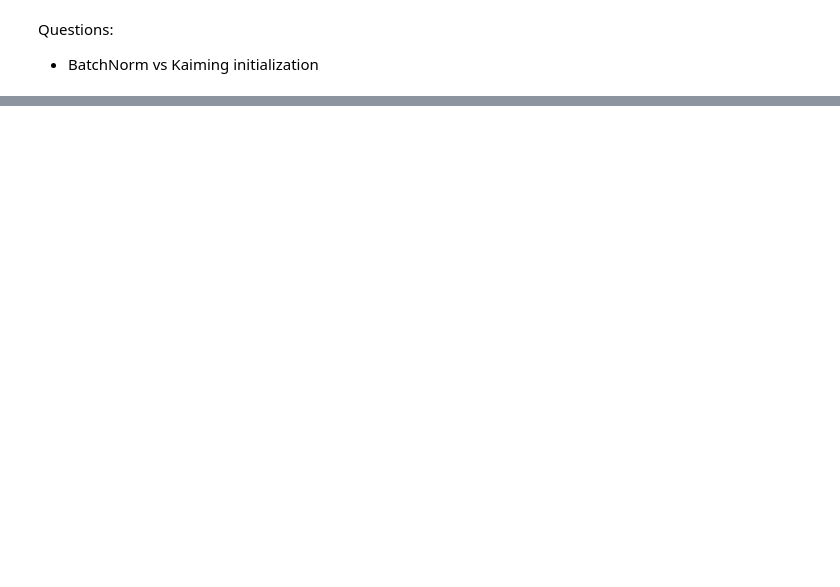
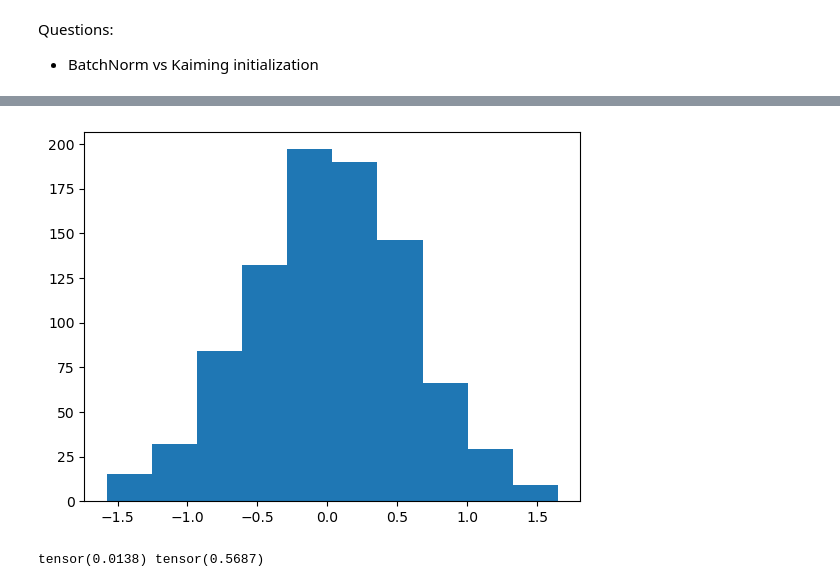
Before and after one commit to osamja/zero-to-hero, a Jupyter notebook: lecture_4_activation_gradients.ipynb, the cells around one changed output, grey strips where cells are left out. Drawn from its saved outputs; the diff is of its cells as text; code cells hidden in the pictures; blank space fills up the shorter version.

```diff
--- a/lecture_4_activation_gradients.ipynb
+++ b/lecture_4_activation_gradients.ipynb
@@ -1847,0 +1945,36 @@ Questions:
+# %%
+K = 3                                           # character embedding size
+block_size = 3                                  # context size
+neurons = 100
+vocab_size = 27
+layer_size = K * block_size
+C = torch.randn((vocab_size, K))
+
+layers = [
+    Linear(layer_size, neurons),    BatchNorm1d(neurons),        Tanh(),
+    Linear(neurons, neurons),       BatchNorm1d(neurons),        Tanh(),
+    Linear(neurons, vocab_size),    BatchNorm1d(vocab_size),
+]
+
+# layers = [
+#     Linear(layer_size, neurons), Tanh(),
+#     Linear(neurons, vocab_size),
+# ]
+
+with torch.no_grad():
+    # make last layer less sensitive to the initial weights
+    # Check if the last layer is a linear layer
+    if isinstance(layers[-1], Linear):
+        layers[-1].weight *= 0.01
+    else:
+        layers[-1].gamma *= 0.01
+    # for all other layers apply gain and scale to counteract the squashing effect of tanh
+    for layer in layers[:-1]:
+        if isinstance(layer, Linear):
+            layer.weight *= 5/3
+
+parameters = [C] + [p for layer in layers for p in layer.parameters()]
+print("Total number of parameters:", sum(p.numel() for p in parameters))
+
+for p in parameters:
+    p.requires_grad = True
@@ -1847,0 +2047,10 @@ Questions:
+# %%
+# Visualize the weight distribution of the first layer before doing SGD training
+with torch.no_grad():
+    plt.hist(layers[0].weight.flatten())
+    plt.show()
+    # print the mean and standard deviation of the weights
+    print(layers[0].weight.mean(), layers[0].weight.std())
+# %% [output]
+[figure, added]
+tensor(0.0138) tensor(0.5687)
```
Also changed, not shown: parts of 23 cells of this notebook, 1 other file.
